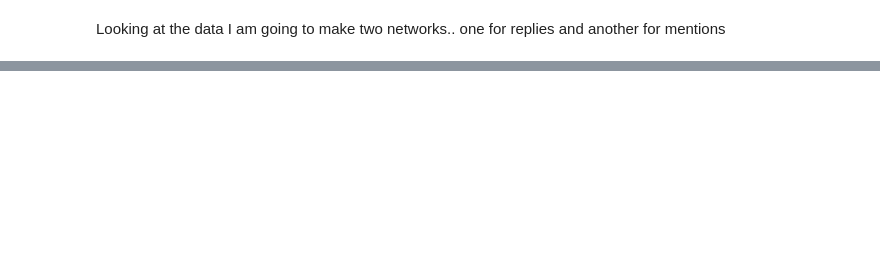
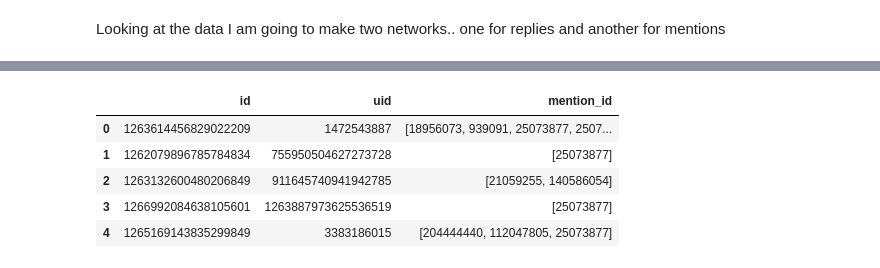
Before and after one commit to evanc1229/KoReCOVID, a Jupyter notebook: Network_Analysis.ipynb, the cells around one changed output, grey strips where cells are left out. Cells and saved outputs as stored; diff of their text form; code cells hidden in the pictures; blank space fills up the shorter version.

```diff
--- a/Network_Analysis.ipynb
+++ b/Network_Analysis.ipynb
@@ -72,0 +70,18 @@ SyntaxError: invalid syntax (3585150318.py, line 1)
+# %%
+def Listify(x):
+    if type(x) != list:
+        return list(x)
+    else:
+        return x
+
+df_mention['mention_id'] = df_mention['mention_id'].apply(lambda x: x.split())
+df_mention['mention_id'] = df_mention['mention_id'].apply(lambda x: Listify(x))
+# %%
+df_mention.head()
+# %% [output]
+|  | id | uid | mention_id |
+| 0 | 1263614456829022209 | 1472543887 | [18956073, 939091, 25073877, 2507... |
+| 1 | 1262079896785784834 | 755950504627273728 | [25073877] |
+| 2 | 1263132600480206849 | 911645740941942785 | [21059255, 140586054] |
+| 3 | 1266992084638105601 | 1263887973625536519 | [25073877] |
+| 4 | 1265169143835299849 | 3383186015 | [204444440, 112047805, 25073877] |
```
Also changed, not shown: parts of 19 cells of this notebook, 1 other file.
